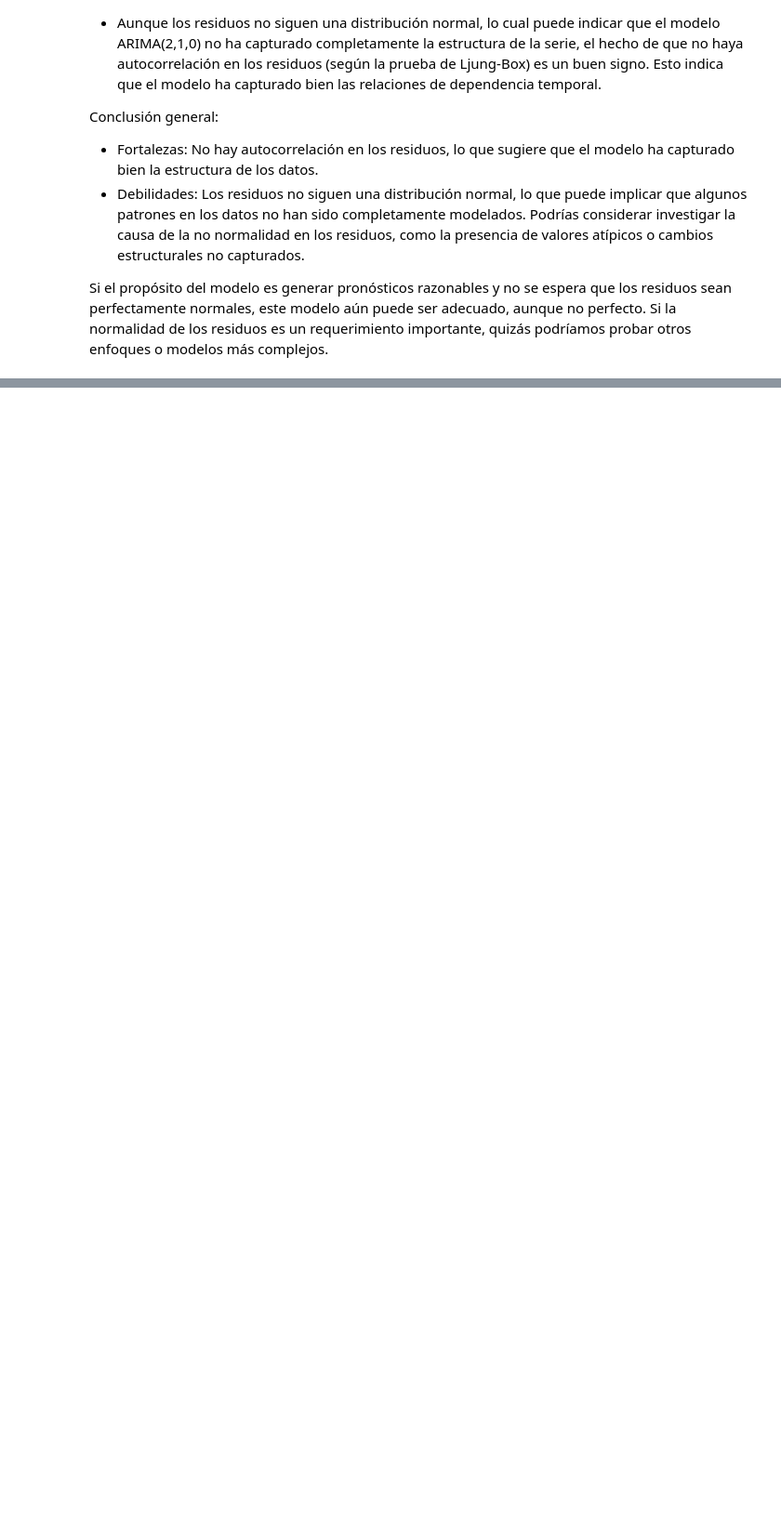
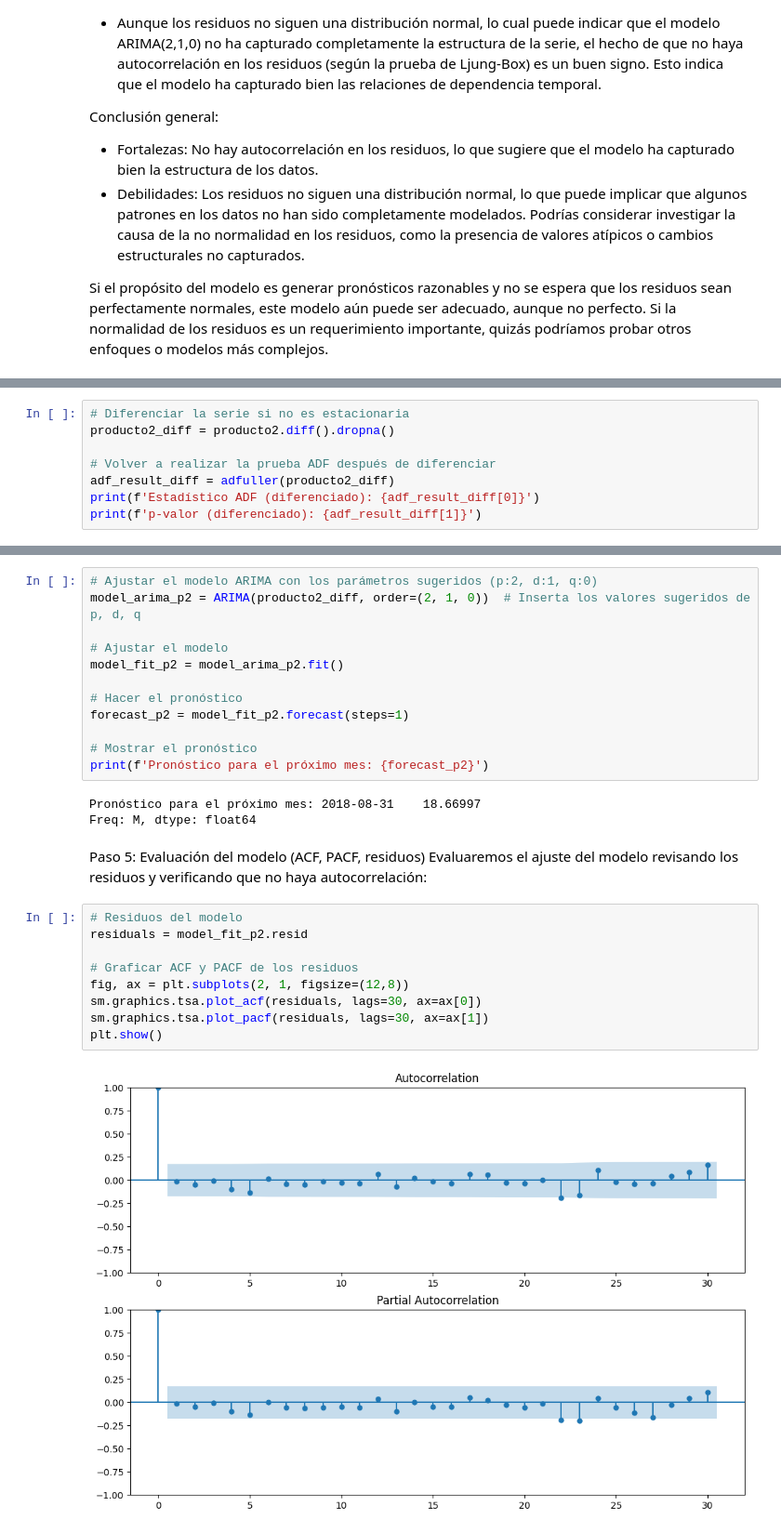
Before and after one commit to alfa7g7/Fundamentos-analitica-II, a Jupyter notebook: UNIDAD I/Clase 4/Daniel-Fabian-Parcial-practico.ipynb, the cells around one changed output, grey strips where cells are left out. Shown at 93% size. Cells and saved outputs as stored; diff of their text form; blank space fills up the shorter version.

```diff
--- a/UNIDAD I/Clase 4/Daniel-Fabian-Parcial-practico.ipynb
+++ b/UNIDAD I/Clase 4/Daniel-Fabian-Parcial-practico.ipynb
@@ -1855,0 +1890,8 @@ Si el propósito del modelo es generar pronósticos razonables y no se espera qu
+# %%
+# Diferenciar la serie si no es estacionaria
+producto2_diff = producto2.diff().dropna()
+
+# Volver a realizar la prueba ADF después de diferenciar
+adf_result_diff = adfuller(producto2_diff)
+print(f'Estadístico ADF (diferenciado): {adf_result_diff[0]}')
+print(f'p-valor (diferenciado): {adf_result_diff[1]}')
@@ -1855,0 +1938,29 @@ Si el propósito del modelo es generar pronósticos razonables y no se espera qu
+# %%
+# Ajustar el modelo ARIMA con los parámetros sugeridos (p:2, d:1, q:0)
+model_arima_p2 = ARIMA(producto2_diff, order=(2, 1, 0))  # Inserta los valores sugeridos de p, d, q
+
+# Ajustar el modelo
+model_fit_p2 = model_arima_p2.fit()
+
+# Hacer el pronóstico
+forecast_p2 = model_fit_p2.forecast(steps=1)
+
+# Mostrar el pronóstico
+print(f'Pronóstico para el próximo mes: {forecast_p2}')
+# %% [output]
+Pronóstico para el próximo mes: 2018-08-31    18.66997
+Freq: M, dtype: float64
+# %% [markdown]
+Paso 5: Evaluación del modelo (ACF, PACF, residuos)
+Evaluaremos el ajuste del modelo revisando los residuos y verificando que no haya autocorrelación:
+# %%
+# Residuos del modelo
+residuals = model_fit_p2.resid
+
+# Graficar ACF y PACF de los residuos
+fig, ax = plt.subplots(2, 1, figsize=(12,8))
+sm.graphics.tsa.plot_acf(residuals, lags=30, ax=ax[0])
+sm.graphics.tsa.plot_pacf(residuals, lags=30, ax=ax[1])
+plt.show()
+# %% [output]
+[figure, added]
```
Also changed, not shown: parts of 26 cells of this notebook.
